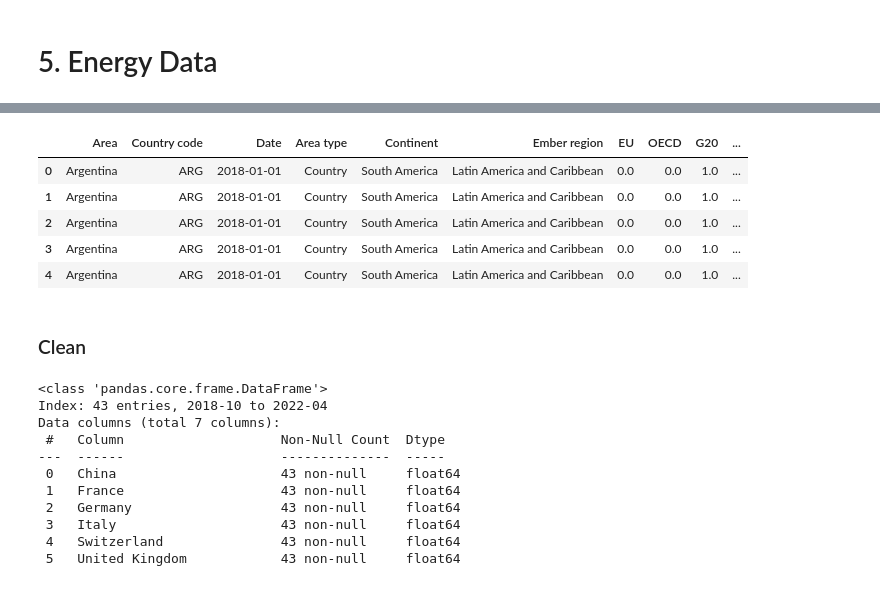
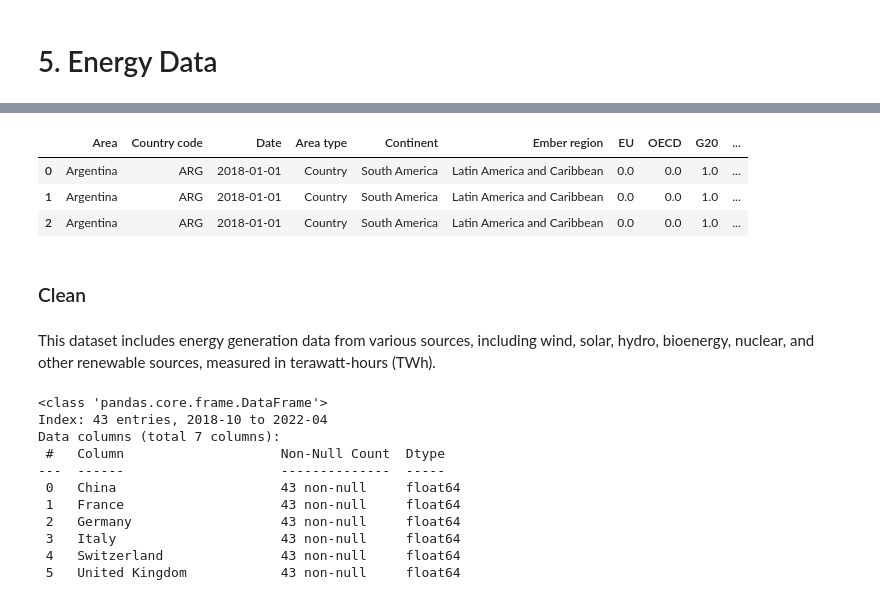
Before and after one commit to MGN19/Siemens-forecast, a Jupyter notebook: Transform External Data.ipynb, the cells around one changed output, grey strips where cells are left out. Drawn from its saved outputs; the diff is of its cells as text; code cells hidden in the pictures.

Commit message:
energy data done

```diff
--- a/Transform External Data.ipynb
+++ b/Transform External Data.ipynb
@@ -452,13 +462,11 @@ In January 2020, only Switzerland and the United States had not implemented any
 # %%
 energy = pd.read_csv('extra data/monthly_full_release_long_format-2.csv')
-energy.head()
+energy.head(3)
 # %% [output]
 |  | Area | Country code | Date | Area type | Continent | Ember region | EU | OECD | G20 | ... |
 | 0 | Argentina | ARG | 2018-01-01 | Country | South America | Latin America and Caribbean | 0.0 | 0.0 | 1.0 | ... |
 | 1 | Argentina | ARG | 2018-01-01 | Country | South America | Latin America and Caribbean | 0.0 | 0.0 | 1.0 | ... |
 | 2 | Argentina | ARG | 2018-01-01 | Country | South America | Latin America and Caribbean | 0.0 | 0.0 | 1.0 | ... |
-| 3 | Argentina | ARG | 2018-01-01 | Country | South America | Latin America and Caribbean | 0.0 | 0.0 | 1.0 | ... |
-| 4 | Argentina | ARG | 2018-01-01 | Country | South America | Latin America and Caribbean | 0.0 | 0.0 | 1.0 | ... |
 # %%
 energy = energy[
     (energy['Area'].isin(['Germany', 'Italy', 'France', 'China', 'Switzerland', 'United Kingdom', 'United States of America'])) &
@@ -476,6 +483,8 @@ clean = energy[energy["Variable"] == "Clean"].pivot(index="Date", columns="Area"
 fossil = energy[energy["Variable"] == "Fossil"].pivot(index="Date", columns="Area", values="Value")
 # %% [markdown]
 ### Clean
+# %% [markdown]
+This dataset includes energy generation data from various sources, including wind, solar, hydro, bioenergy, nuclear, and other renewable sources, measured in terawatt-hours (TWh).
 # %%
 clean.info()
 # %% [output]
```
Also changed, not shown: parts of 13 cells of this notebook.
